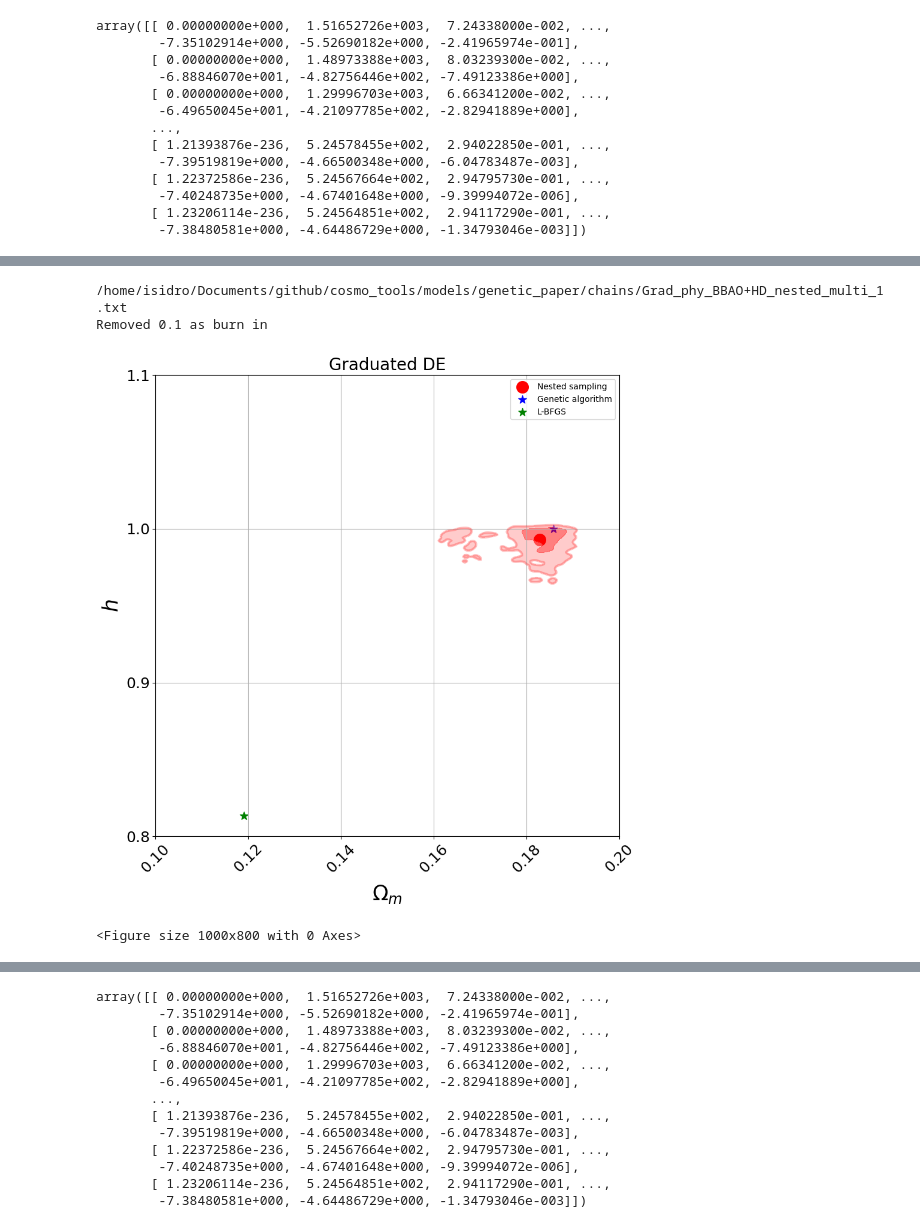
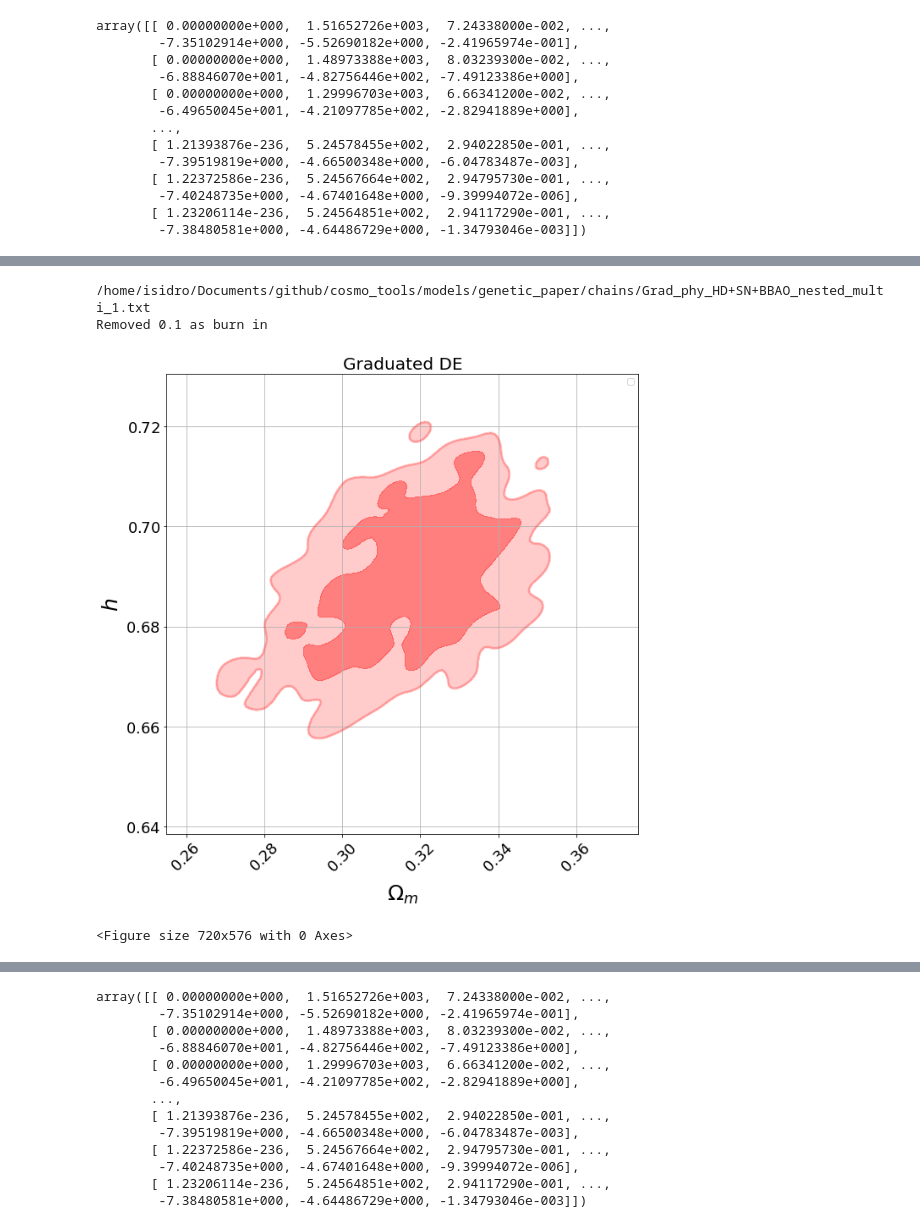
Before and after one commit to igomezv/cosmo_tools, a Jupyter notebook: models/genetic_paper/plots.ipynb, the cells around one changed output, grey strips where cells are left out. Saved outputs shown, nothing was run; the diff lists cells and outputs as text; code cells hidden in the pictures.

```diff
--- a/models/genetic_paper/plots.ipynb
+++ b/models/genetic_paper/plots.ipynb
@@ -42,6 +39,10 @@ cov_graduatedBAO_maxlike = np.loadtxt(dir_name+"Grad_Ok_phy_BBAO_maxlike_optimiz
 root_graduatedBAOHD_nested = "Grad_phy_BBAO+HD_nested_multi"
 cov_graduatedBAOHD_gadeap = np.loadtxt(dir_name+"Grad_phy_BBAO+HD_ga_deap.cov", delimiter=',')
 cov_graduatedBAOHD_maxlike = np.loadtxt(dir_name+"Grad_phy_BBAO+HD_maxlike_optimization.cov", delimiter=',')
+
+root_graduatedBAOHDSN_nested = "Grad_phy_HD+SN+BBAO_nested_multi"
+cov_graduatedBAOHDSN_gadeap = np.loadtxt(dir_name+"Grad_phy_HD+SN+BBAO_ga_deap.cov", delimiter=',')
+cov_graduatedBAOHDSN_maxlike = np.loadtxt(dir_name+"Grad_phy_HD+SN+BBAO_maxlike_optimization.cov", delimiter=',')
 # %% [markdown]
 ## LCDM
 # %%
@@ -572,9 +573,9 @@ ax = fig.add_subplot(111)
 #              ax=ax, contour_col='g', axis_sty='-g')
 
 
-ax.scatter(0.1828, 0.9929, marker='o', s=200, c='red', label='Nested sampling')
-ax.scatter(0.1858, 1.0000, marker='*', s=100, c='blue', label='Genetic algorithm')
-ax.scatter(0.1191, 0.8134, marker='*', s=100, c='green', label='L-BFGS')
+# ax.scatter(0.1828, 0.9929, marker='o', s=200, c='red', label='Nested sampling')
+# ax.scatter(0.1858, 1.0000, marker='*', s=100, c='blue', label='Genetic algorithm')
+# ax.scatter(0.1191, 0.8134, marker='*', s=100, c='green', label='L-BFGS')
 
 gg= plots.getSinglePlotter(chain_dir = dir_name, width_inch= 10,
                           ratio = 0.8,
@@ -591,13 +592,13 @@ gg.settings.linewidth_contour = 1
 
 
 # plt.figure(figsize=(10,8))
-gg.plot_2d(root_graduatedBAOHD_nested, 'Om', 'h', colors=['red'],
+gg.plot_2d(root_graduatedBAOHDSN_nested, 'Om', 'h', colors=['red'],
            filled=True, alphas = [0.5], legend_loc='upper right', ax=ax)
 
 ax.legend()
 ax.grid()
-ax.set_ylim(0.8, 1.1)
-ax.set_xlim(0.1, 0.2)
+# ax.set_ylim(0.8, 1.1)
+# ax.set_xlim(0.1, 0.2)
 ax.set_title('Graduated DE', fontsize=20)
 fig.savefig('graduatedBAOHD_genetic.png')
 # %% [output]
@@ -605,7 +607,7 @@ WARNING:root:outlier fraction 0.15337423312883436
-/home/isidro/Documents/github/cosmo_tools/models/genetic_paper/chains/Grad_phy_BBAO+HD_nested_multi_1.txt
+/home/isidro/Documents/github/cosmo_tools/models/genetic_paper/chains/Grad_phy_HD+SN+BBAO_nested_multi_1.txt
 Removed 0.1 as burn in
-[figure, old version]
+[figure, new version]
-<Figure size 1000x800 with 0 Axes>
+<Figure size 720x576 with 0 Axes>
 # %%
 # samples = g.sampleAnalyser.samplesForRoot('Quintess_phy_SN+HD+CBAO_nested_multi')
 
```
Also changed, not shown: parts of 28 cells of this notebook.
